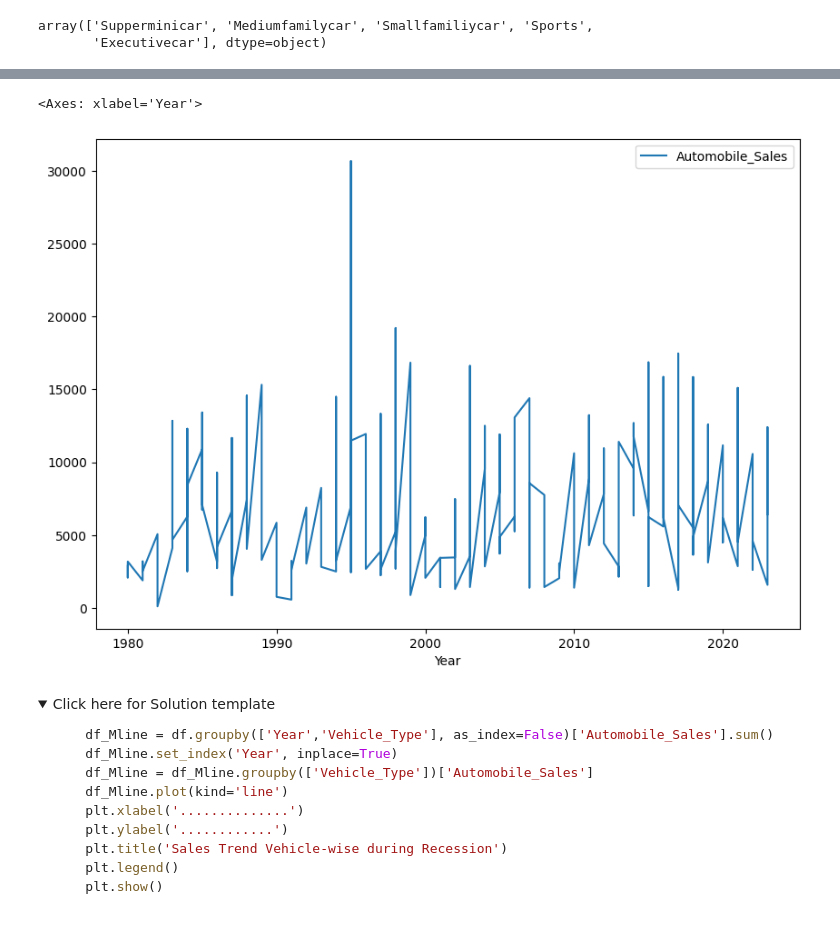
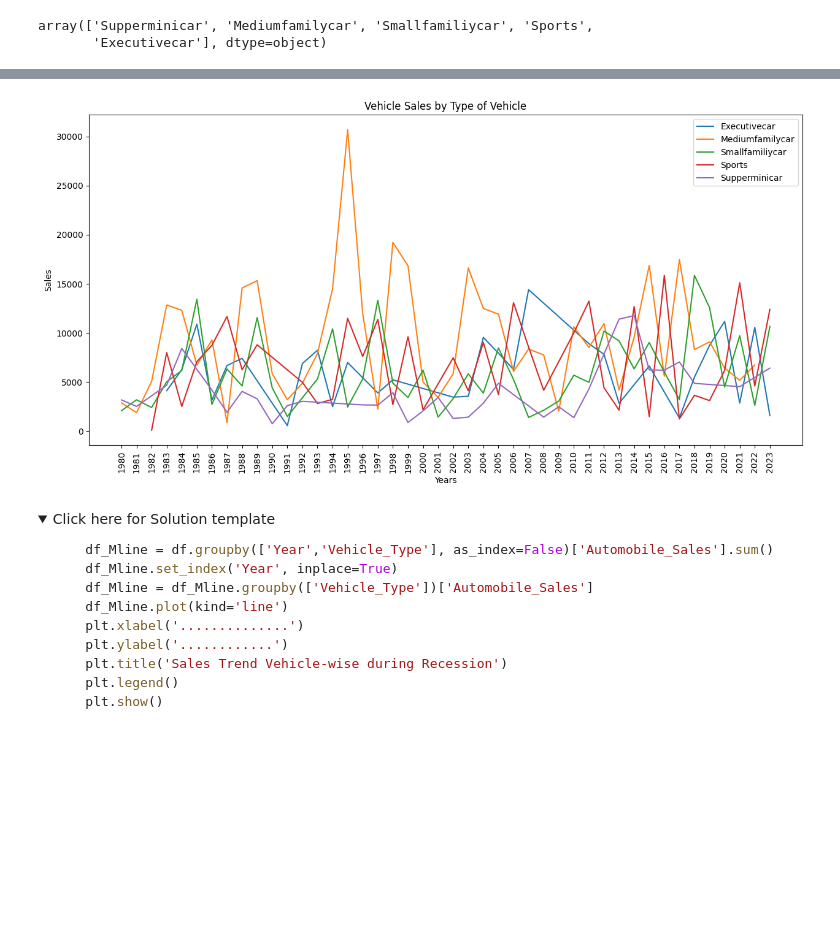
Before and after one commit to mrwoodzi/Data_Science_Certs_Progress, a Jupyter notebook: IBM_Data_Analytics_Professional_Cert/Projects/Final-Assignment-Part-1.jupyterlite.ipynb, the cells around one changed output, grey strips where cells are left out. Saved outputs shown, nothing was run; the diff lists cells and outputs as text; code cells hidden in the pictures; folded sections open; blank space fills up the shorter version.

```diff
--- a/IBM_Data_Analytics_Professional_Cert/Projects/Final-Assignment-Part-1.jupyterlite.ipynb
+++ b/IBM_Data_Analytics_Professional_Cert/Projects/Final-Assignment-Part-1.jupyterlite.ipynb
@@ -317,9 +307,31 @@ dfvt
-# %%
-dfvt.groupby(['Vehicle_Type'])
-dfvt.plot(kind='line', figsize=(10, 7))
-# %% [output]
-<Axes: xlabel='Year'>
-[figure, removed]
+# %%
+# Group the DataFrame 'df' by 'Year' and 'Vehicle_Type', calculating the sum of 'Automobile_Sales'
+dfvt = df.groupby(['Year', 'Vehicle_Type'], as_index=False)['Automobile_Sales'].sum()
+
+# Create a new figure and Axes instance for the plot
+fig, ax = plt.subplots(figsize=(15, 7))
+
+# Group the data by 'Vehicle_Type' using the previously calculated 'dfvt'
+grouped_by_vehicle_type = dfvt.groupby('Vehicle_Type')
+
+# Iterate over each vehicle type and its corresponding group data
+for vehicle_type, group_data in grouped_by_vehicle_type:
+    # Plot the sales data for the current vehicle type
+    group_data.plot(kind='line', x='Year', y='Automobile_Sales', ax=ax, label=vehicle_type)
+
+ax.set_xlabel('Years')
+ax.set_ylabel('Sales')
+ax.set_title('Vehicle Sales by Type of Vehicle')
+ax.legend()
+
+# Set custom x-axis tick labels
+custom_ticks = dfvt['Year'].unique()  # Get unique years from the DataFrame
+ax.set_xticks(custom_ticks)
+ax.set_xticklabels(custom_ticks, rotation=90)  # Rotate x-axis labels for better visibility
+
+plt.show()  # Display the plot
+# %% [output]
+[figure, added]
 # %% [markdown]
 <details>
     <summary>Click here for Solution template</summary>
```
Also changed, not shown: parts of 1 cell of this notebook.
